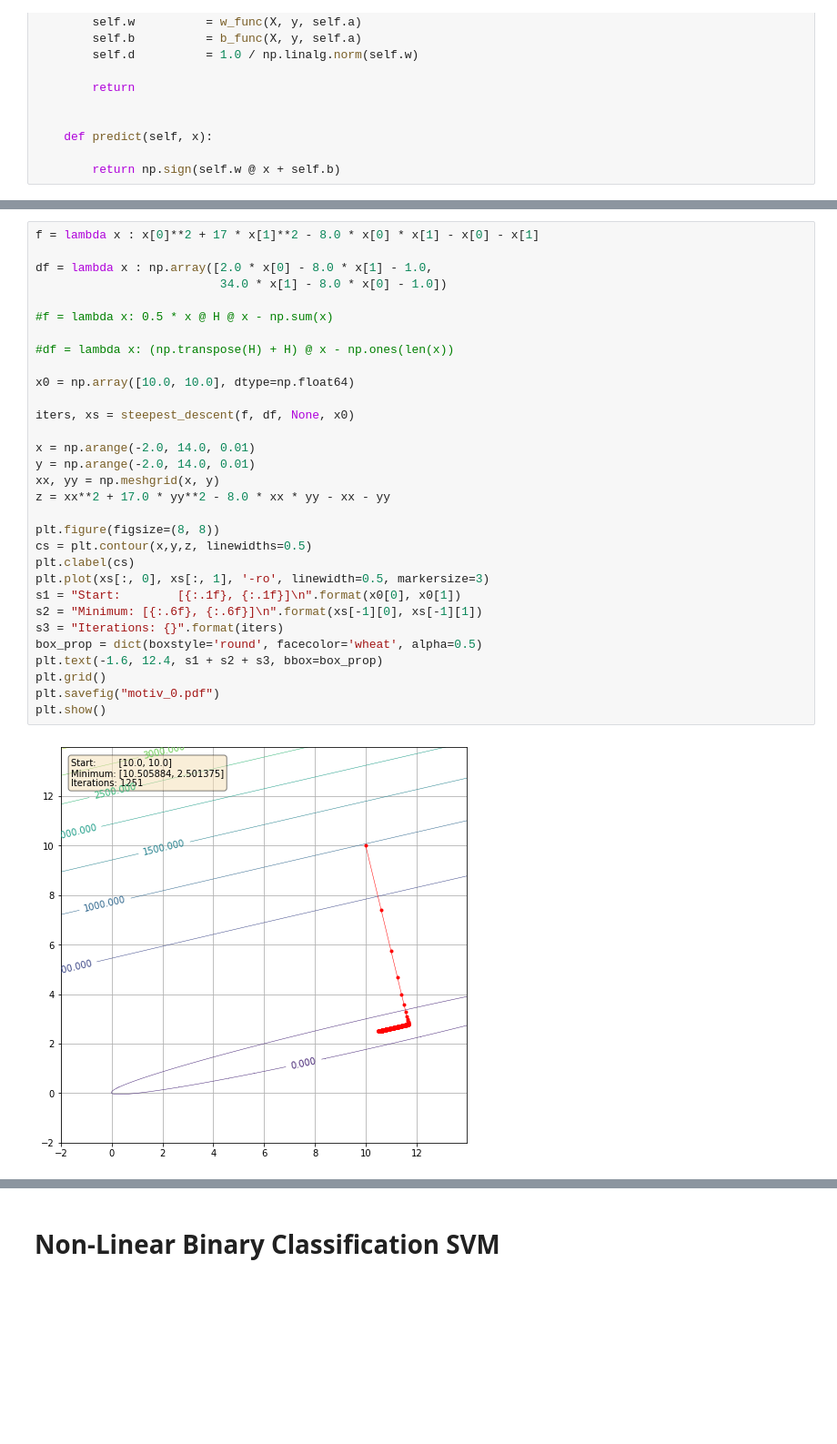
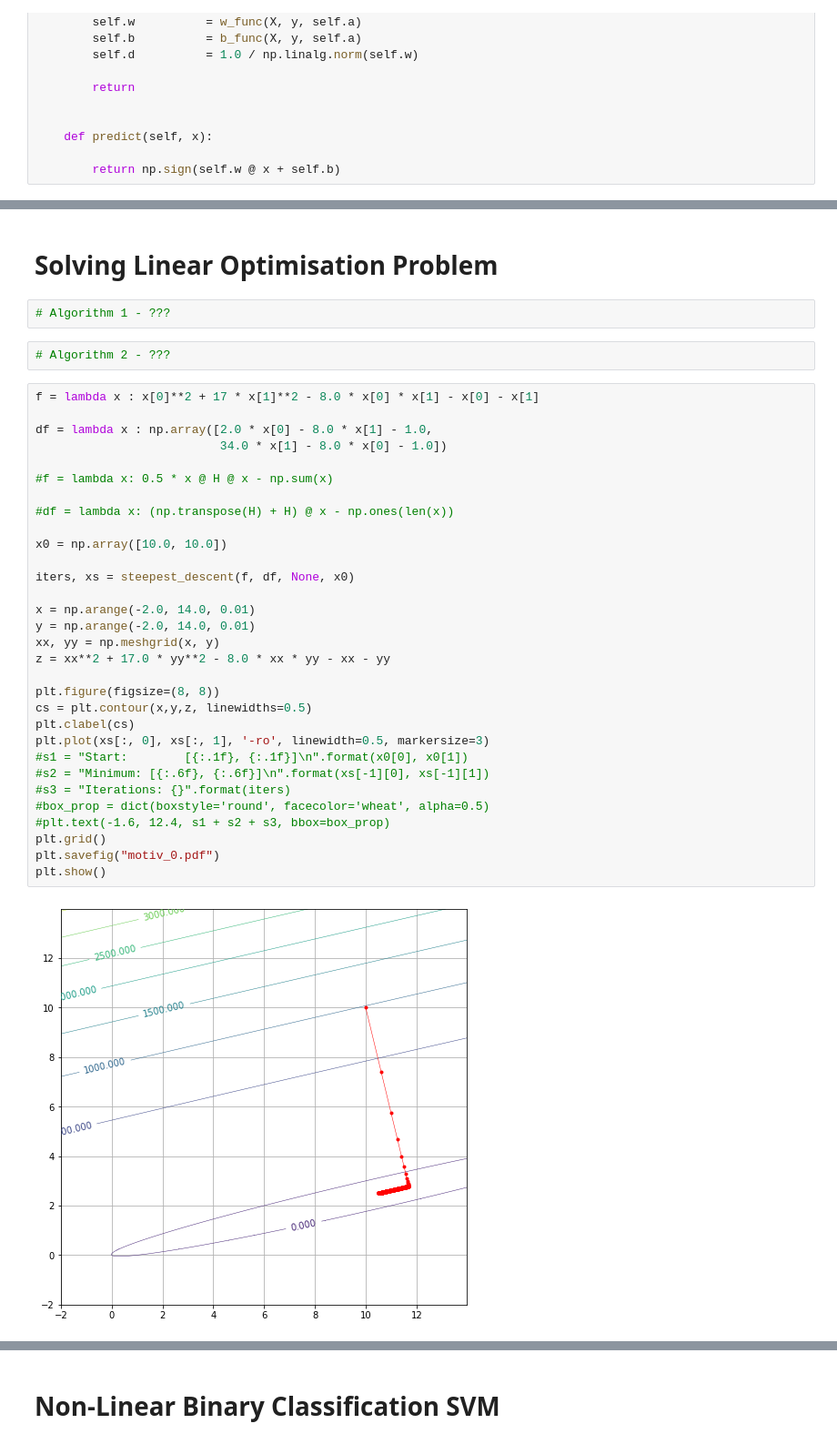
Before and after one commit to johnduffymsc/msc_comp0120project, a Jupyter notebook: COMP0120_Project_Code_John_Duffy.ipynb, the cells around one changed output, grey strips where cells are left out. Shown at 91% size. Drawn from its saved outputs; the diff is of its cells as text; blank space fills up the shorter version.

```diff
--- a/COMP0120_Project_Code_John_Duffy.ipynb
+++ b/COMP0120_Project_Code_John_Duffy.ipynb
@@ -934,36 +726,42 @@ Margin:
+# %% [markdown]
+# Solving Linear Optimisation Problem
+# %%
+# Algorithm 1 - ???
+# %%
+# Algorithm 2 - ???
 # %%
 f = lambda x : x[0]**2 + 17 * x[1]**2 - 8.0 * x[0] * x[1] - x[0] - x[1]
 
 df = lambda x : np.array([2.0 * x[0] - 8.0 * x[1] - 1.0,
                           34.0 * x[1] - 8.0 * x[0] - 1.0])
 
 #f = lambda x: 0.5 * x @ H @ x - np.sum(x)
 
 #df = lambda x: (np.transpose(H) + H) @ x - np.ones(len(x))
 
-x0 = np.array([10.0, 10.0], dtype=np.float64)
+x0 = np.array([10.0, 10.0])
 
 iters, xs = steepest_descent(f, df, None, x0)
 
 x = np.arange(-2.0, 14.0, 0.01)
 y = np.arange(-2.0, 14.0, 0.01)
 xx, yy = np.meshgrid(x, y)
 z = xx**2 + 17.0 * yy**2 - 8.0 * xx * yy - xx - yy
 
 plt.figure(figsize=(8, 8))
 cs = plt.contour(x,y,z, linewidths=0.5)
 plt.clabel(cs)
 plt.plot(xs[:, 0], xs[:, 1], '-ro', linewidth=0.5, markersize=3)
-s1 = "Start:        [{:.1f}, {:.1f}]\n".format(x0[0], x0[1])
-s2 = "Minimum: [{:.6f}, {:.6f}]\n".format(xs[-1][0], xs[-1][1])
-s3 = "Iterations: {}".format(iters)
-box_prop = dict(boxstyle='round', facecolor='wheat', alpha=0.5)
-plt.text(-1.6, 12.4, s1 + s2 + s3, bbox=box_prop)
+#s1 = "Start:        [{:.1f}, {:.1f}]\n".format(x0[0], x0[1])
+#s2 = "Minimum: [{:.6f}, {:.6f}]\n".format(xs[-1][0], xs[-1][1])
+#s3 = "Iterations: {}".format(iters)
+#box_prop = dict(boxstyle='round', facecolor='wheat', alpha=0.5)
+#plt.text(-1.6, 12.4, s1 + s2 + s3, bbox=box_prop)
 plt.grid()
 plt.savefig("motiv_0.pdf")
 plt.show()
 # %% [output]
-[figure, old version]
+[figure, new version]
 # %%
 # Quadratic Penalty Method for solving the Dual Problem.
 
```
Also changed, not shown: parts of 15 cells of this notebook, 1 other file.
